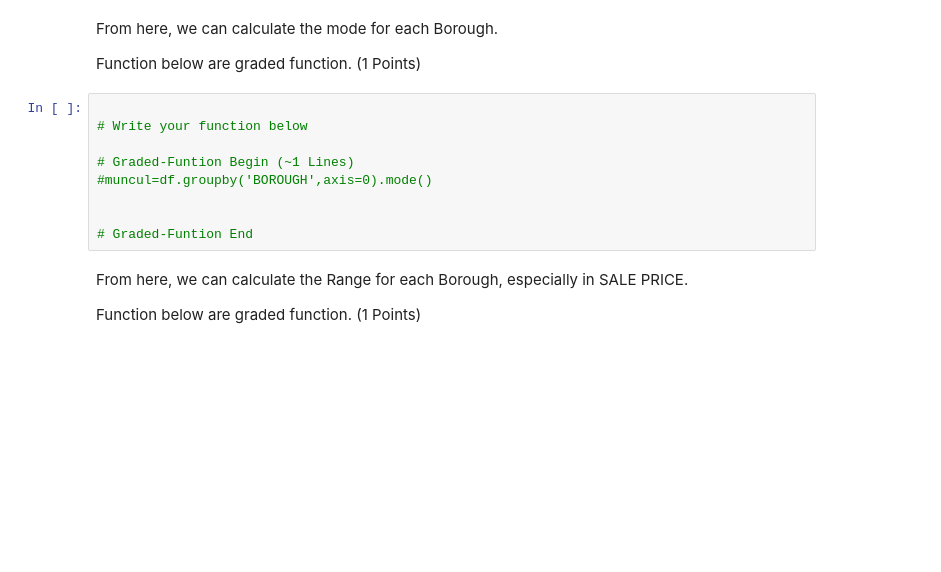
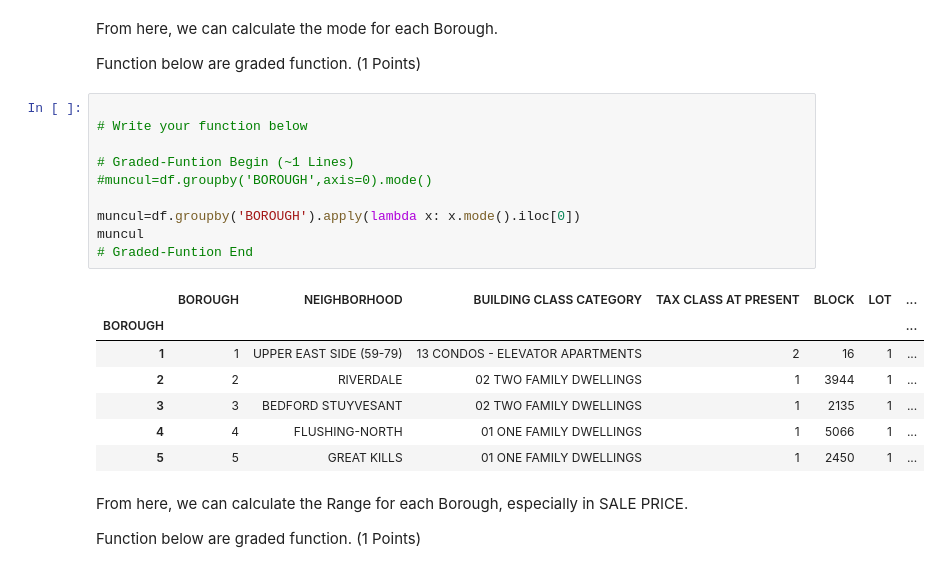
Before and after one commit to alfansukmana04/H8_50, a Jupyter notebook: PYTN_Assgn_2_H8_50_Alfan.ipynb, the cells around one changed output. Drawn from its saved outputs; the diff is of its cells as text; blank space fills up the shorter version.

```diff
--- a/PYTN_Assgn_2_H8_50_Alfan.ipynb
+++ b/PYTN_Assgn_2_H8_50_Alfan.ipynb
@@ -424,12 +423,21 @@ Function below are graded function. (1 Points)
 # %%
 
 # Write your function below
 
 # Graded-Funtion Begin (~1 Lines)
 #muncul=df.groupby('BOROUGH',axis=0).mode()
 
-
+muncul=df.groupby('BOROUGH').apply(lambda x: x.mode().iloc[0])
+muncul
 # Graded-Funtion End
+# %% [output]
+|  | BOROUGH | NEIGHBORHOOD | BUILDING CLASS CATEGORY | TAX CLASS AT PRESENT | BLOCK | LOT | ... |
+| BOROUGH |  |  |  |  |  |  | ... |
+| 1 | 1 | UPPER EAST SIDE (59-79) | 13 CONDOS - ELEVATOR APARTMENTS | 2 | 16 | 1 | ... |
+| 2 | 2 | RIVERDALE | 02 TWO FAMILY DWELLINGS | 1 | 3944 | 1 | ... |
+| 3 | 3 | BEDFORD STUYVESANT | 02 TWO FAMILY DWELLINGS | 1 | 2135 | 1 | ... |
+| 4 | 4 | FLUSHING-NORTH | 01 ONE FAMILY DWELLINGS | 1 | 5066 | 1 | ... |
+| 5 | 5 | GREAT KILLS | 01 ONE FAMILY DWELLINGS | 1 | 2450 | 1 | ... |
 # %% [markdown]
 From here, we can calculate the Range for each Borough, especially in SALE PRICE.
 
```
Also changed, not shown: parts of 12 cells of this notebook.
